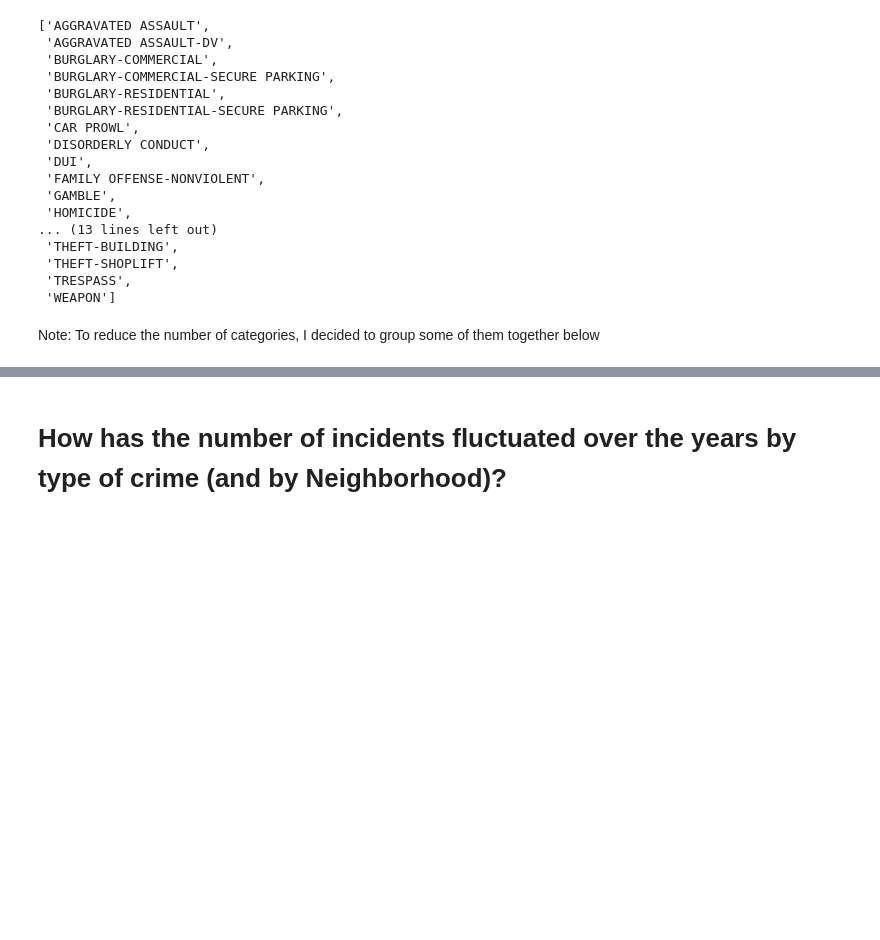
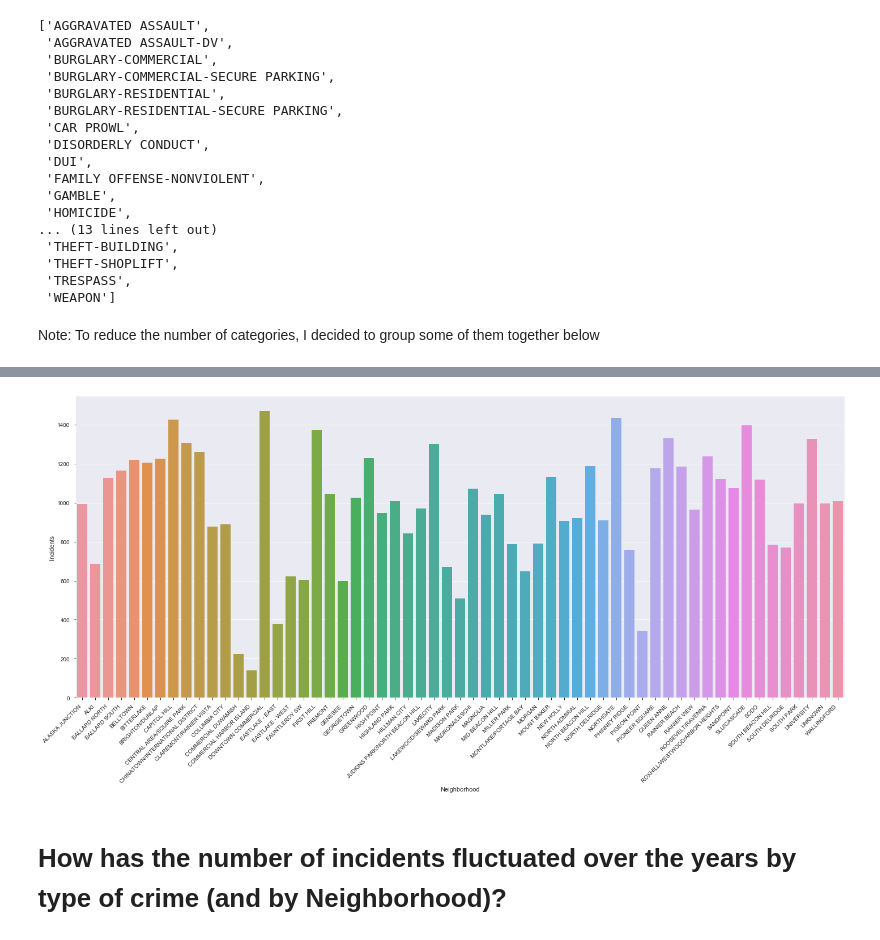
Before and after one commit to orbitse/garbanzo, a Jupyter notebook: crime_stats/crime_more_data.ipynb, the cells around one changed output, grey strips where cells are left out. Cells and saved outputs as stored; diff of their text form; code cells hidden in the pictures; blank space fills up the shorter version.

```diff
--- a/crime_stats/crime_more_data.ipynb
+++ b/crime_stats/crime_more_data.ipynb
@@ -201,3 +223,19 @@ df.head(30)
+# %%
+fig = plt.figure(figsize=(20, 10))
+
+#plt.bar(range(len(ntdf.Neighborhood)), ntdf.Incidents)
+
+#create your ax object here
+#ax = plt.subplot()
+#ax.set_xticks(range(len(ntdf.Neighborhood)))
+#ax.set_xticklabels(ntdf.Neighborhood)
+
+chart = sns.barplot(data= ntdf, x= 'Neighborhood', y= 'Incidents')
+chart.set_xticklabels(chart.get_xticklabels(), rotation=45, horizontalalignment='right')
+
+plt.tight_layout()
+# %% [output]
+[figure, added]
 # %% [markdown]
 # How has the number of incidents fluctuated over the years by type of crime (and by Neighborhood)?
 # %%
```
Also changed, not shown: parts of 45 cells of this notebook.
